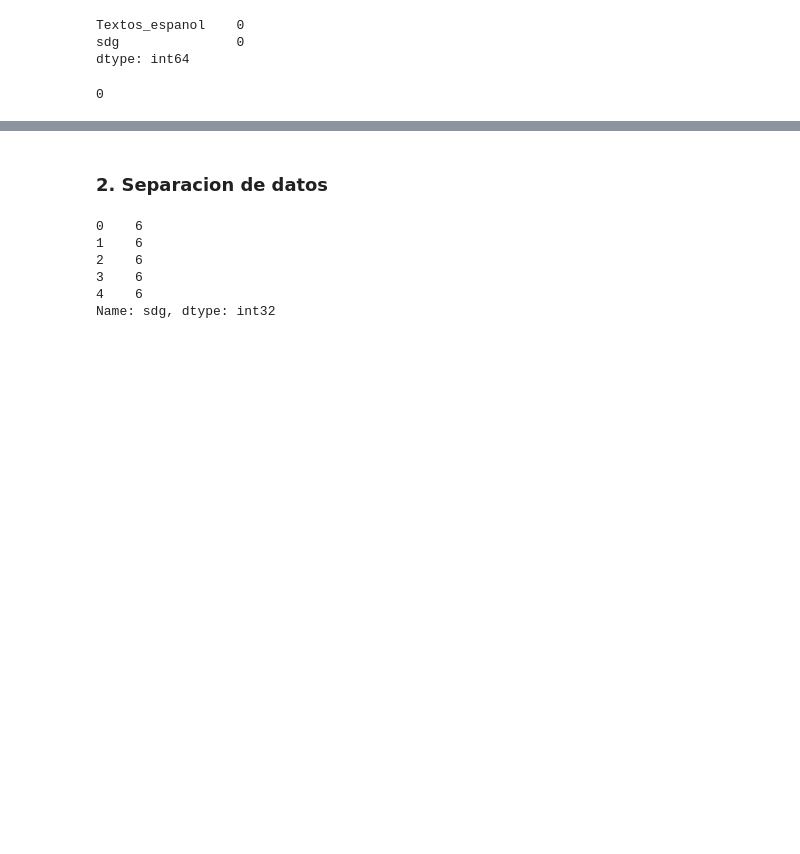
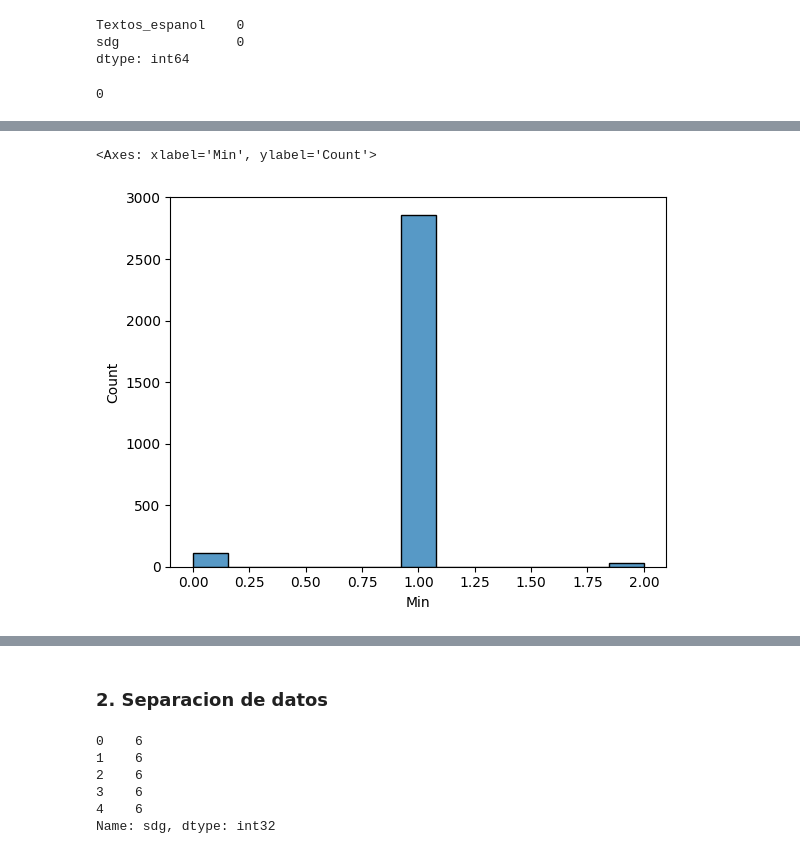
Before and after one commit to ernestocpc/Proyecto1-BI, a Jupyter notebook: contexto.ipynb, the cells around one changed output, grey strips where cells are left out. Saved outputs shown, nothing was run; the diff lists cells and outputs as text; code cells hidden in the pictures; blank space fills up the shorter version.

```diff
--- a/contexto.ipynb
+++ b/contexto.ipynb
@@ -62,0 +88,5 @@ df.duplicated().sum()
+# %%
+sns.histplot(data=df, x='Min')
+# %% [output]
+<Axes: xlabel='Min', ylabel='Count'>
+[figure, added]
```
Also changed, not shown: parts of 24 cells of this notebook.
